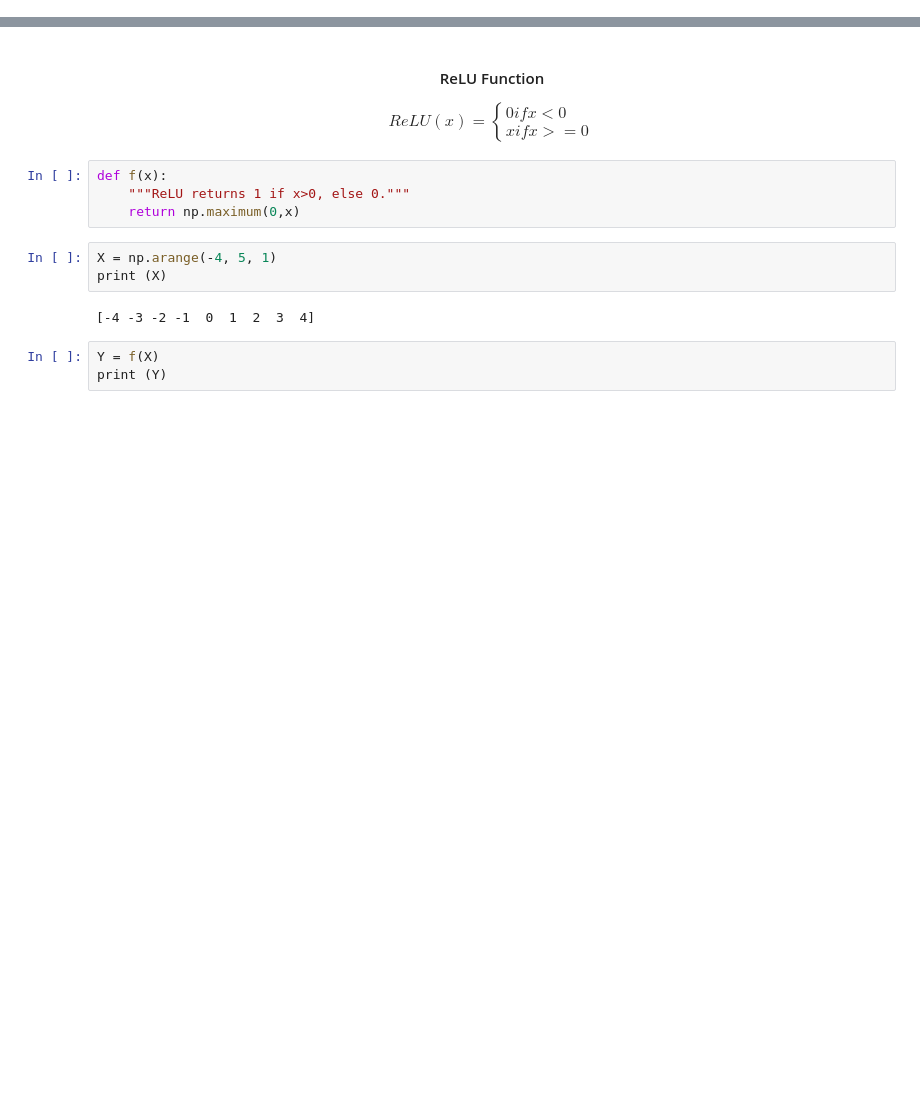
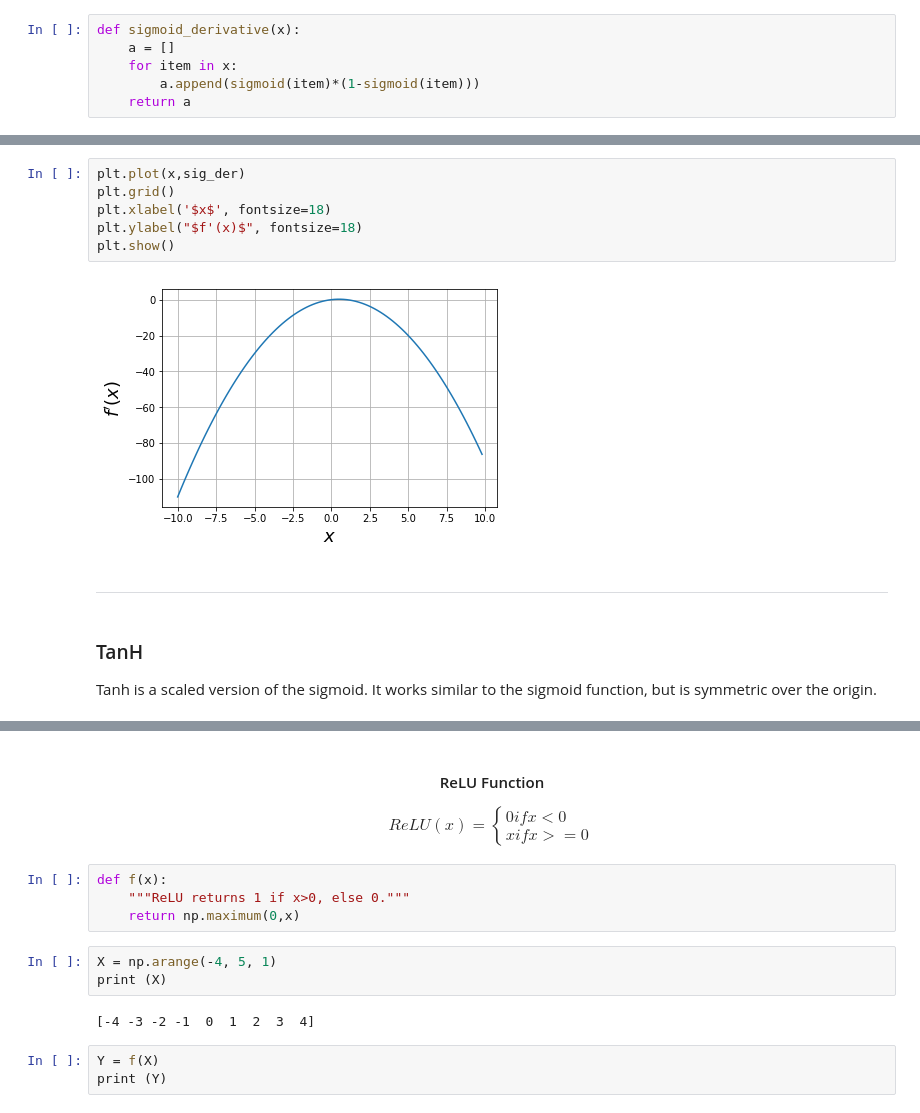
Before and after one commit to yallport/machine-learning-courses, a Jupyter notebook: Activation Functions.ipynb, the cells around one changed output, grey strips where cells are left out. Drawn from its saved outputs; the diff is of its cells as text; blank space fills up the shorter version.

```diff
--- a/Activation Functions.ipynb
+++ b/Activation Functions.ipynb
@@ -4,0 +50,6 @@ import matplotlib.pyplot as plt
+# %%
+def sigmoid_derivative(x):
+    a = []
+    for item in x:
+        a.append(sigmoid(item)*(1-sigmoid(item)))
+    return a
@@ -4,0 +75,14 @@ import matplotlib.pyplot as plt
+# %%
+plt.plot(x,sig_der)
+plt.grid()
+plt.xlabel('$x$', fontsize=18)
+plt.ylabel("$f'(x)$", fontsize=18)
+plt.show()
+# %% [output]
+[figure, added]
+# %% [markdown]
+-----
+# %% [markdown]
+### TanH
+
+Tanh is a scaled version of the sigmoid. It works similar to the sigmoid function, but is symmetric over the origin.
```
Also changed, not shown: parts of 28 cells of this notebook.
